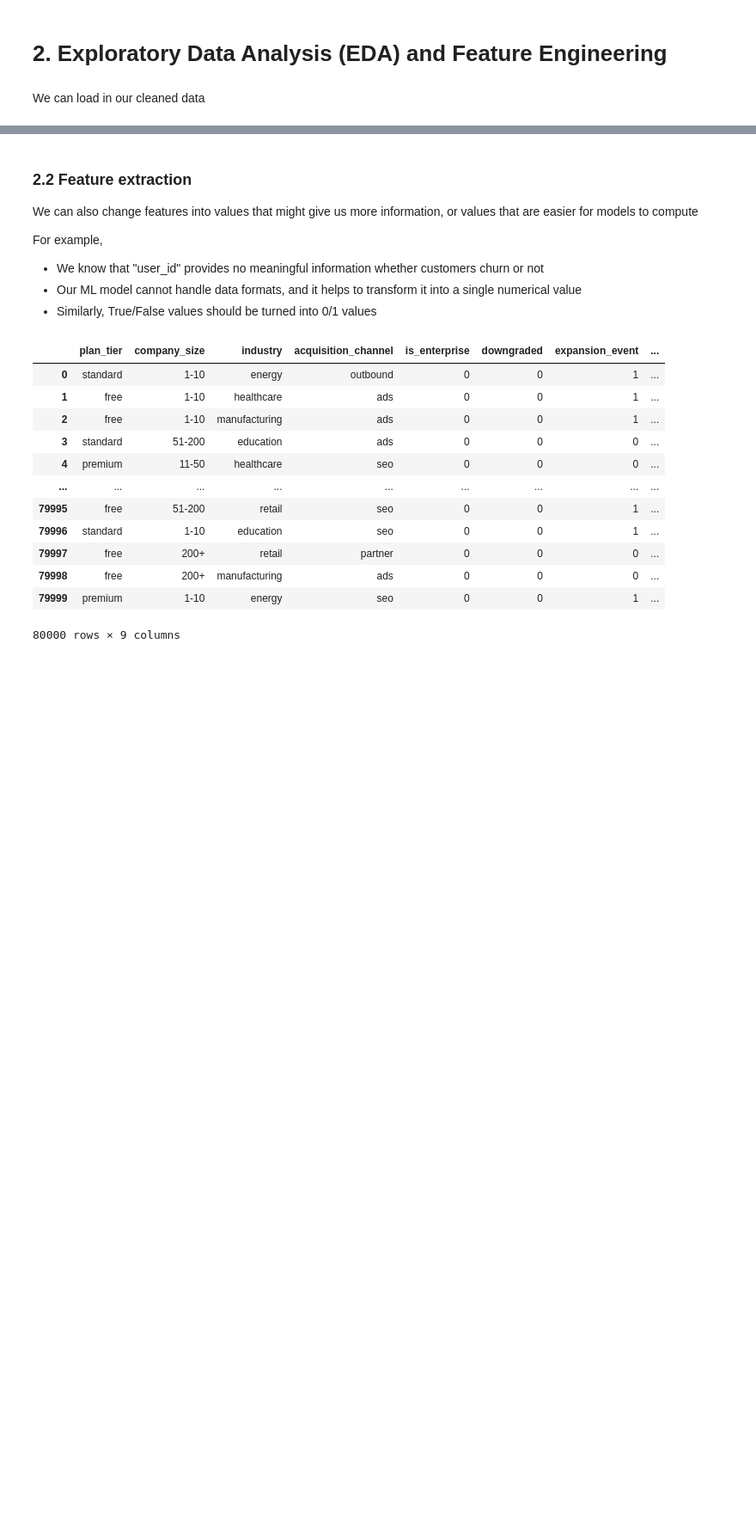
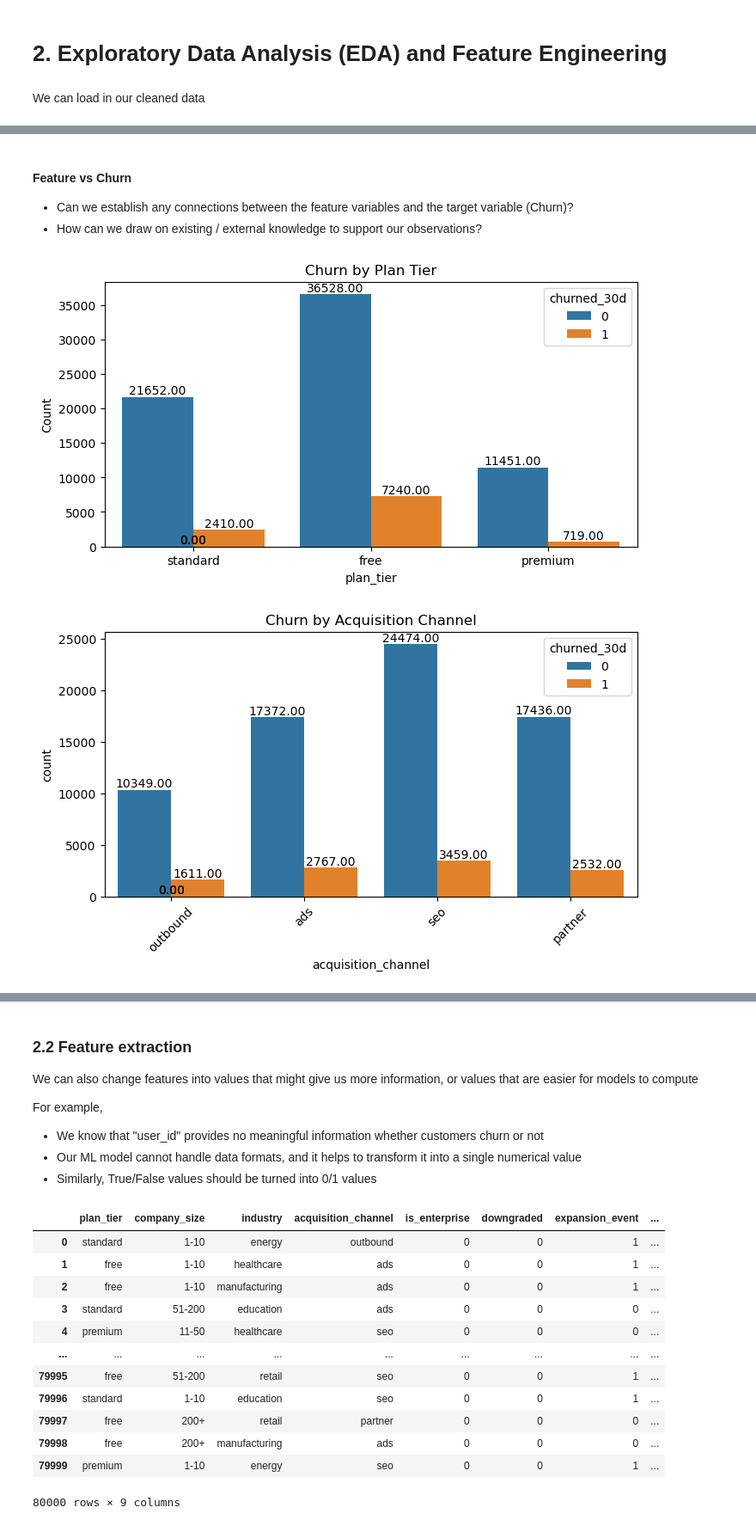
Before and after one commit to minjun504/atlassian_presentation, a Jupyter notebook: content/EDA_feature_engineering.ipynb, the cells around one changed output, grey strips where cells are left out. Shown at 86% size. Drawn from its saved outputs; the diff is of its cells as text; code cells hidden in the pictures; blank space fills up the shorter version.

```diff
--- a/content/EDA_feature_engineering.ipynb
+++ b/content/EDA_feature_engineering.ipynb
@@ -33,0 +74,76 @@ plt.show()
+# %% [markdown]
+#### Feature vs Churn
+- Can we establish any connections between the feature variables and the target variable (Churn)?
+- How can we draw on existing / external knowledge to support our observations?
+# %%
+# Plan Tier vs Churn
+plt.figure(figsize=(8,4))
+
+ax = sns.countplot(
+    data=temp_df,
+    x="plan_tier",
+    hue="churned_30d"
+)
+
+plt.title("Churn by Plan Tier")
+plt.ylabel("Count")
+
+# add labels above bars
+for p in ax.patches:
+    ax.annotate(f'{p.get_height():.2f}',
+                (p.get_x() + p.get_width() / 2., p.get_height()),
+                ha='center', va='bottom')
+
+plt.show()
+
+# Acquisition Channel vs Churn
+plt.figure(figsize=(8,4))
+
+ax = sns.countplot(
+    data=temp_df,
+    x="acquisition_channel",
+    hue="churned_30d"
+)
+
+plt.title("Churn by Acquisition Channel")
+
+for p in ax.patches:
+    ax.annotate(f'{p.get_height():.2f}',
+                (p.get_x() + p.get_width()/2., p.get_height()),
+                ha='center', va='bottom')
+
+plt.xticks(rotation=45)
+plt.show()
+
+# Region vs Churn
+plt.figure(figsize=(8,4))
+
+ax = sns.countplot(
+    data=temp_df,
+    x="region_imputed",
+    hue="churned_30d"
+)
+
+plt.title("Churn by Region")
+
+for p in ax.patches:
+    ax.annotate(f'{p.get_height():.2f}',
+                (p.get_x() + p.get_width()/2., p.get_height()),
+                ha='center', va='bottom')
+
+plt.show()
+
+# Enterprise vs Churn
+plt.figure(figsize=(6,4))
+
+ax = sns.countplot(
+    data=temp_df,
+    x="is_enterprise",
+    hue="churned_30d"
+)
+
+plt.title("Churn by Enterprise Status")
+plt.show()
+# %% [output]
+[figure, added]
+[figure, added]
```
Also changed, not shown: parts of 13 cells of this notebook.
